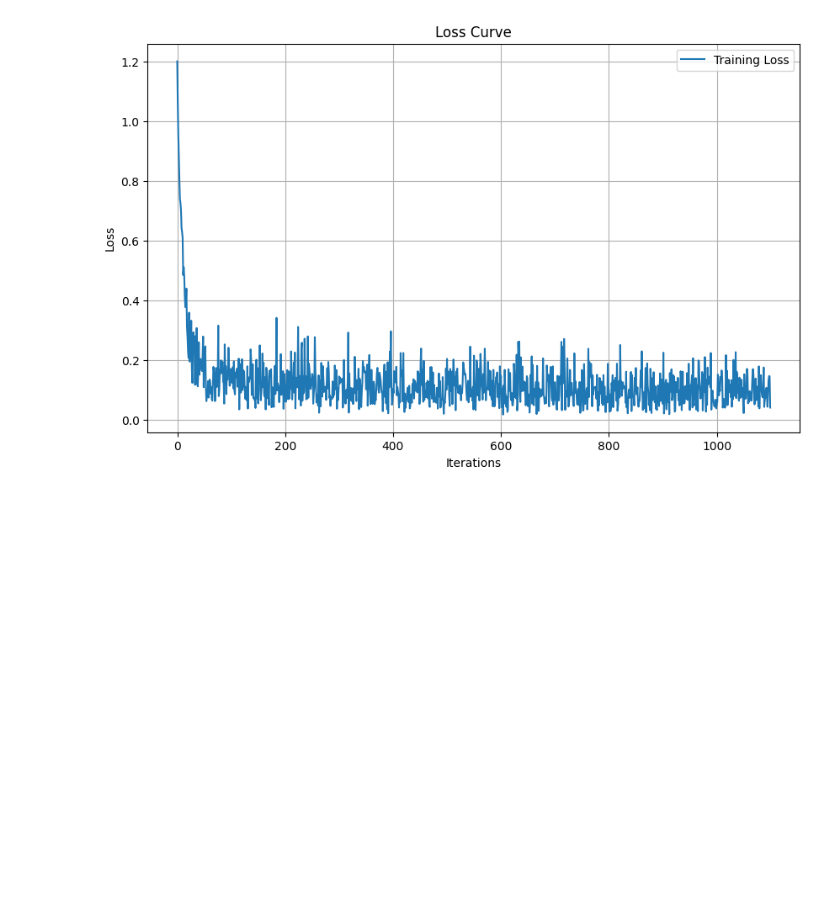
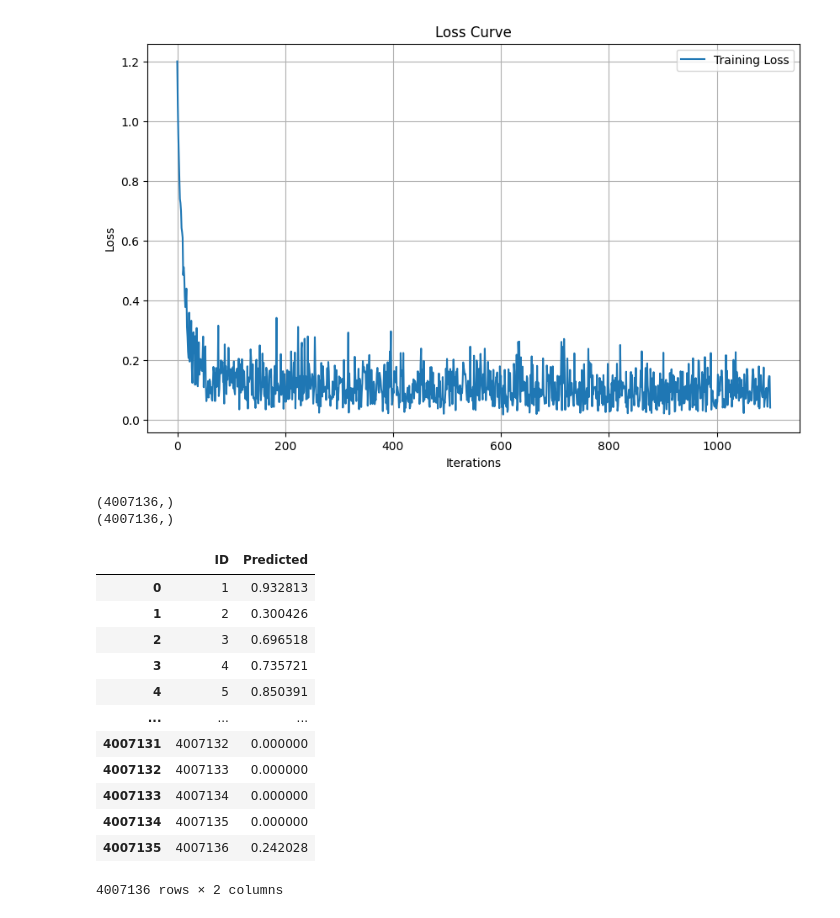
Before and after one commit to dilayercelik/DGL24-Group-Project, a Jupyter notebook: Dif-GSR/train_difgsr.ipynb, the cells around one changed output. Drawn from its saved outputs; the diff is of its cells as text; code cells hidden in the pictures; blank space fills up the shorter version.

```diff
--- a/Dif-GSR/train_difgsr.ipynb
+++ b/Dif-GSR/train_difgsr.ipynb
@@ -191,31 +191,63 @@ with torch.no_grad():
 # %%
 def generate_submission_file(prediction_tensors, filepath):
     """
     Recommended file path is 'submission_files/xxxxxx.csv'
 
     input:
     - prediction_tensor: torch.tensor should be of shape [N,268,268] in same order as lr_test.csv
     """
     vectorizer = MatrixVectorizer()
     numpy_list = [prediction_tensors[i] for i in range(prediction_tensors.shape[0])]
     all_vectorized = np.concatenate([vectorizer.vectorize(matrix) for matrix in prediction_tensors])
     print(all_vectorized.shape)
-    meltedDF = pd.DataFrame(all_vectorized.flatten())
+    meltedDF = all_vectorized.flatten()
     print(meltedDF.shape)
-    meltedDF.to_csv(filepath, index=False)
-    df.columns = ['ID','Predicted']
-    return meltedDF
+    df = pd.DataFrame({'ID': list(range(1, len(meltedDF)+1)), 'Predicted': meltedDF})
+    df.to_csv(filepath, index=False)
+    return df
+
+def post(x):
+
+    for i in range(x.shape[1]):
+        x[:, i, i] = 1
+
+    x[x < 0] = 0
+    x[x > 1] = 1
+
+    x_tr = torch.transpose(x, 1, 2)
+    x = (x + x_tr) / 2
+
+    return x
 
 #concat batches
 fin_concat = torch.concat(fin, dim=0)
 
 #squeeze to 3 dims
 fin_squeezed = fin_concat.squeeze(1)
 
+fin_post = post(fin_squeezed)
+
+
 #melt and write
 meltedDF = generate_submission_file(fin_squeezed, './results/test_submission_file.csv')
 
 meltedDF
+# %% [output]
+(4007136,)
+(4007136,)
+|  | ID | Predicted |
+| 0 | 1 | 0.932813 |
+| 1 | 2 | 0.300426 |
+| 2 | 3 | 0.696518 |
+| 3 | 4 | 0.735721 |
+| 4 | 5 | 0.850391 |
+| ... | ... | ... |
+| 4007131 | 4007132 | 0.000000 |
+| 4007132 | 4007133 | 0.000000 |
+| 4007133 | 4007134 | 0.000000 |
+| 4007134 | 4007135 | 0.000000 |
+| 4007135 | 4007136 | 0.242028 |
+4007136 rows × 2 columns
 # %%
 #3FCW
 from evaluation_fn import evaluate_predictions
```
Also changed, not shown: parts of 1 cell of this notebook, 6 other files.
